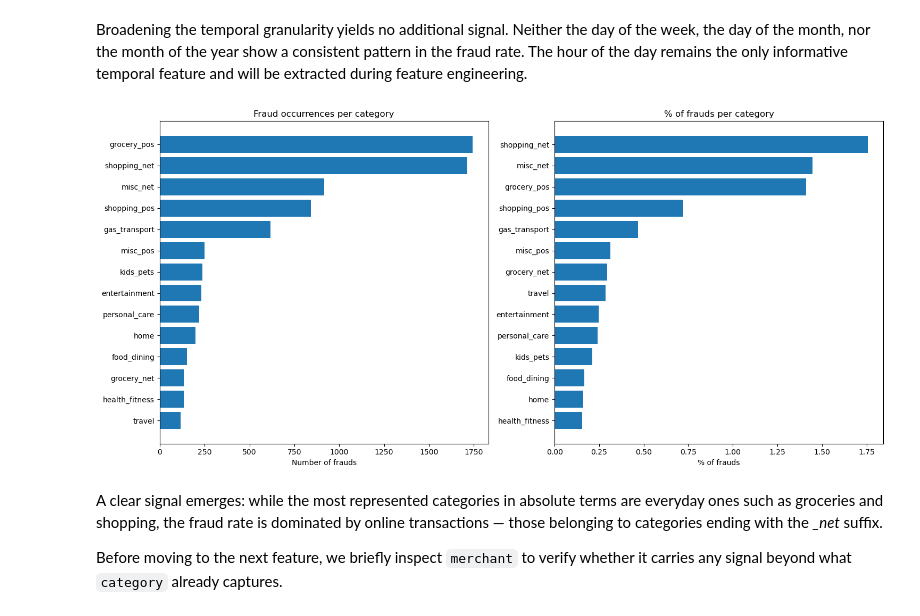
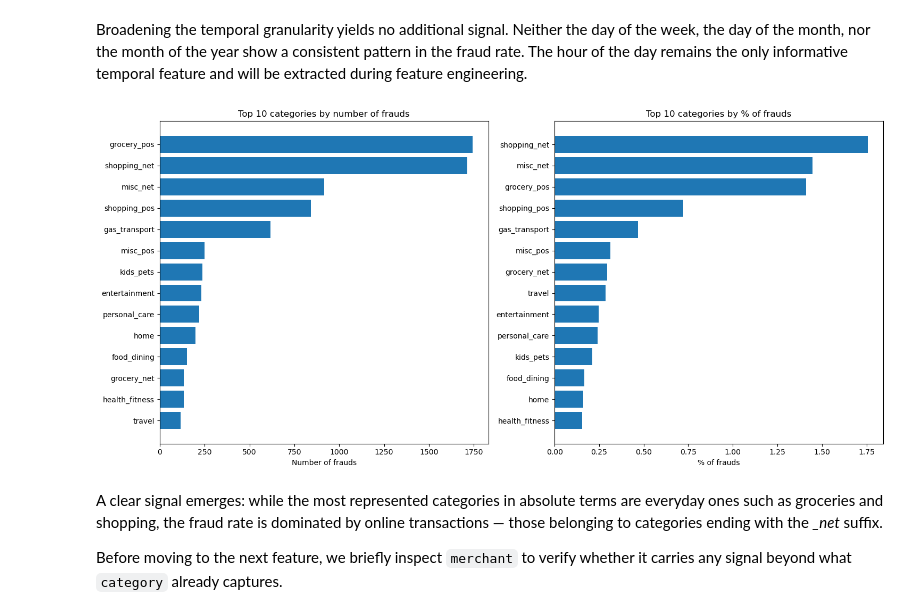
Before and after one commit to giorgiozoccatelli/Fraud-Detection, a Jupyter notebook: creditfraud.ipynb, the cells around one changed output. Saved outputs shown, nothing was run; the diff lists cells and outputs as text; code cells hidden in the pictures.

```diff
--- a/creditfraud.ipynb
+++ b/creditfraud.ipynb
@@ -184,23 +184,23 @@ Broadening the temporal granularity yields no additional signal. Neither the day
 # %%
 trans_cat = df["category"].value_counts()
 fraud_cat = df[df["is_fraud"] == 1]["category"].value_counts()
 perc_frauds_cat = (fraud_cat / trans_cat * 100).dropna().sort_values(ascending=True)
 fraud_cat_sorted = fraud_cat.sort_values(ascending=True)
 
 fig, ax = plt.subplots(ncols=2, figsize=(15, 7))
 
 ax[0].barh(fraud_cat_sorted.index, fraud_cat_sorted.values)
 ax[0].set_xlabel("Number of frauds")
-ax[0].set_title("Fraud occurrences per category")
+ax[0].set_title("Top 10 categories by number of frauds")
 
 ax[1].barh(perc_frauds_cat.index, perc_frauds_cat.values)
 ax[1].set_xlabel("% of frauds")
-ax[1].set_title("% of frauds per category")
+ax[1].set_title("Top 10 categories by % of frauds")
 
 plt.tight_layout()
 plt.show()
 # %% [output]
-[figure, old version]
+[figure, new version]
 # %% [markdown]
 A clear signal emerges: while the most represented categories in absolute terms are everyday ones such as groceries and shopping, the fraud rate is dominated by online transactions — those belonging to categories ending with the *_net* suffix.
 
```
Also changed, not shown: parts of 5 cells of this notebook.
